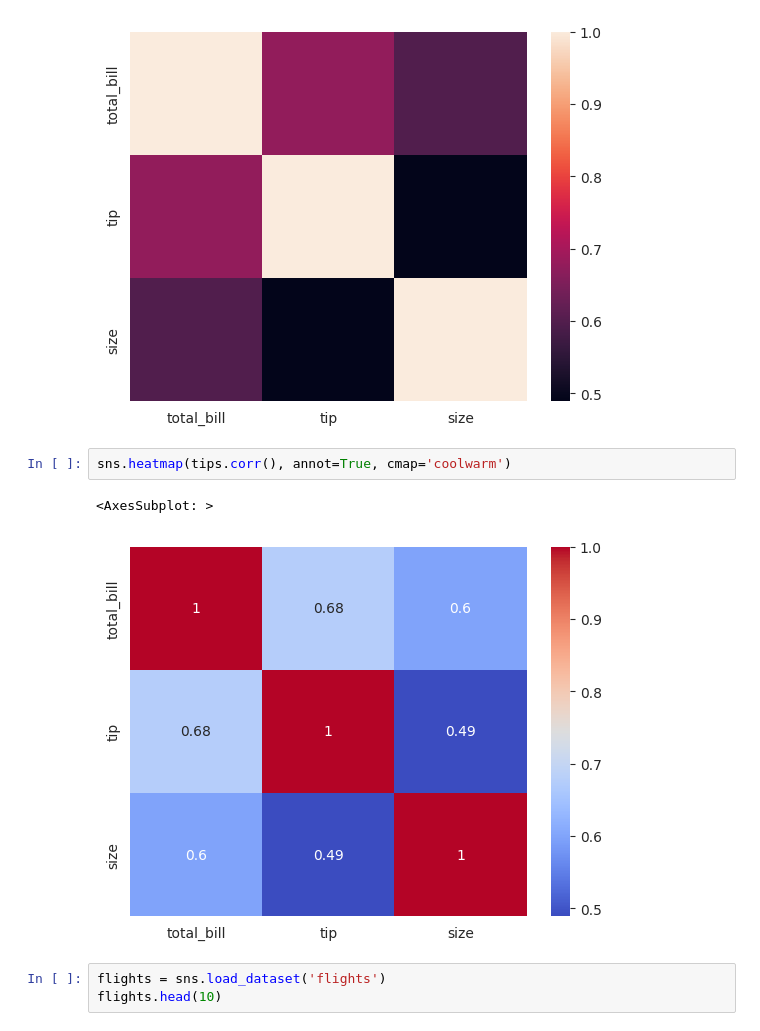
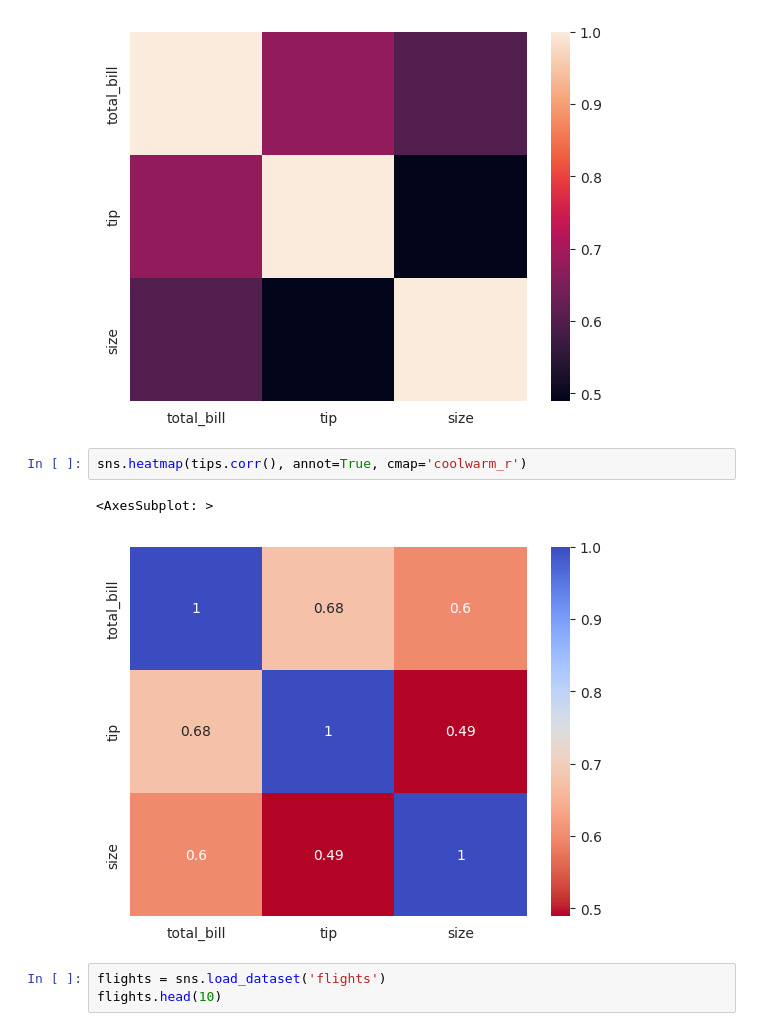
Before and after one commit to drolsonmi/math3080, a Jupyter notebook: Notes/08b Graphs_Seaborn.ipynb, the cells around one changed output. Drawn from its saved outputs; the diff is of its cells as text.

```diff
--- a/Notes/08b Graphs_Seaborn.ipynb
+++ b/Notes/08b Graphs_Seaborn.ipynb
@@ -281,10 +286,10 @@ sns.heatmap(tips.corr())
 <AxesSubplot: >
 [figure]
 # %%
-sns.heatmap(tips.corr(), annot=True, cmap='coolwarm')
+sns.heatmap(tips.corr(), annot=True, cmap='coolwarm_r')
 # %% [output]
 <AxesSubplot: >
-[figure, old version]
+[figure, new version]
 # %%
 flights = sns.load_dataset('flights')
 flights.head(10)
```
Also changed, not shown: parts of 58 cells of this notebook.
